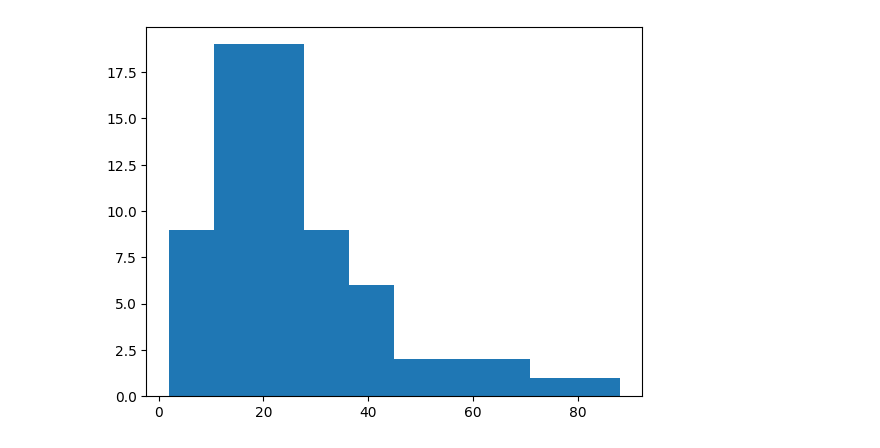
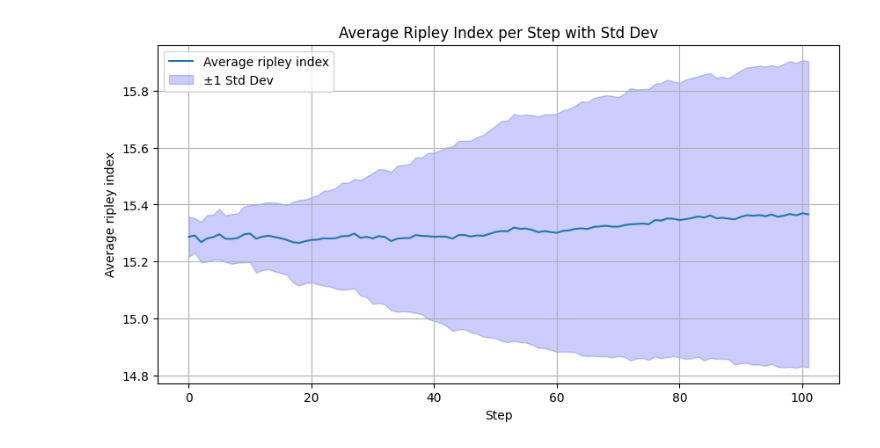
Before and after one commit to pluumenbrownie/abm-assignment, a Jupyter notebook: mesa/examples/advanced/epstein_civil_violence/analysis.ipynb, the cells around one changed output. Cells and saved outputs as stored; diff of their text form; code cells hidden in the pictures.

Commit message:
Extended the analysis with graphs about greivance, legitimacy and clustering and ran the model

```diff
--- a/mesa/examples/advanced/epstein_civil_violence/analysis.ipynb
+++ b/mesa/examples/advanced/epstein_civil_violence/analysis.ipynb
@@ -52,53 +109,117 @@ def calculate_interval_and_sizes(activity):
 # %%
 # ----------------------------------- BASIC STATISTICS -----------------------------------------------------------------------------------------
 def sample_runs(
-    n_runs=2,
+    n_runs=100,
     height=40,
     width=40,
     citizen_density=0.7,
-    cop_density=0.04,
+    cop_density=0.074,
     citizen_vision=7,
     cop_vision=7,
-    legitimacy=0.82,
-    max_jail_term=30,
-    max_iters=1000,
+    legitimacy=0.8,
+    max_jail_term=1000,
+    max_iters=100,
 ):
     intervals = []
     sizes = []
+    data = {"steps": [], "ripley_indexes": [], "legitimacies": [], "grievances": [] }
 
     for _ in tqdm(range(n_runs)):
         # Run the model
-        seed = random.randint(1, 100)
+        seed = random.randint(1, 10000)
         model = EpsteinCivilViolence(
             height=height,
             width=width,
             citizen_density=citizen_density,
             cop_density=cop_density,
             citizen_vision=citizen_vision,
             cop_vision=cop_vision,
             legitimacy=legitimacy,
             max_jail_term=max_jail_term,
             max_iters=max_iters,
             seed=seed,
         )
         model.run_model()
 
         # Get statistics
         model_out = model.datacollector.get_model_vars_dataframe()
-        relevant_model_out = preprocess_data(model_out)
-        interval, size = calculate_interval_and_sizes(relevant_model_out)
+        outburst_data, citizen_data = preprocess_data(model_out)
+        interval, size = calculate_interval_and_sizes(outburst_data)
         intervals += interval
         sizes += size
+        data["steps"].extend(citizen_data["steps"])
+        data["ripley_indexes"].extend(citizen_data["ripley_indexes"])
+        data["legitimacies"].extend(citizen_data["legitimacies"])
+        data["grievances"].extend(citizen_data["grievances"])
 
-    plt.hist(intervals, bins=10)
+    df = pd.DataFrame(data)
+
+    # Plot ripley index
+    grouped_ripley = df.groupby('steps')['ripley_indexes']
+    means_ripley = grouped_ripley.mean()
+    stds_ripley = grouped_ripley.std()
+
+    plt.figure(figsize=(10, 5))
+    plt.plot(means_ripley.index, means_ripley.values, label='Average ripley index')
+    plt.fill_between(means_ripley.index, means_ripley - stds_ripley, means_ripley + stds_ripley, color='blue', alpha=0.2, label='±1 Std Dev')
+
+    plt.xlabel('Step')
+    plt.ylabel('Average ripley index')
+    plt.title('Average Ripley Index per Step with Std Dev')
+    plt.legend()
+    plt.grid(True)
     plt.show()
 
-    plt.hist(sizes, bins=50)
+    # Plot legitimacy
+    grouped_l = df.groupby('steps')['legitimacies']
+    means_l = grouped_l.mean()
+    stds_l = grouped_l.std()
+
+    plt.figure(figsize=(10, 5))
+    plt.plot(means_l.index, means_l.values, label='Average legitimacy')
+    plt.fill_between(means_l.index, means_l - stds_l, means_l + stds_l, color='blue', alpha=0.2, label='±1 Std Dev')
+
+    plt.xlabel('Step')
+    plt.ylabel('Average legitimacy')
+    plt.title('Average Legitimacy per Step with Std Dev')
+    plt.legend()
+    plt.grid(True)
     plt.show()
 
-    return intervals, sizes
+    # Plot legitimacy
+    grouped_g = df.groupby('steps')['grievances']
+    means_g = grouped_g.mean()
+    stds_g = grouped_g.std()
+
+    plt.figure(figsize=(10, 5))
+    plt.plot(means_g.index, means_g.values, label='Average grievance')
+    plt.fill_between(means_g.index, means_g - stds_g, means_g + stds_g, color='blue', alpha=0.2, label='±1 Std Dev')
+
+    plt.xlabel('Step')
+    plt.ylabel('Average grievance')
+    plt.title('Average Grievance per Step with Std Dev')
+    plt.legend()
+    plt.grid(True)
+    plt.show()
+
+    # Plot intervals
+    plt.hist(intervals, bins=5)
+    plt.xlabel('Number of timesteps between outburst')
+    plt.ylabel('Frequency')
+    plt.title('Distribution of number of timesteps between outbursts')
+    plt.show()
+
+    # Plot sizese
+    plt.hist(sizes, bins=50)
+    plt.xlabel('Size of outburst')
+    plt.ylabel('Frequency')
+    plt.title('Distribution of outburst sizes')
+    plt.show()
+
+    return means_ripley, stds_ripley, means_l, stds_l, means_g, stds_g, intervals, sizes
 
 
-sample_runs()
+mr, sr, ml, sl, mg, sg, i, s = sample_runs(n_runs=50)
+mr2, sr2, ml2, sl2, mg2, sg2, i2, s2 = sample_runs(n_runs=50)
 # %% [output]
-[figure, old version]
+[figure, new version]
```
Also changed, not shown: parts of 3 cells of this notebook.
